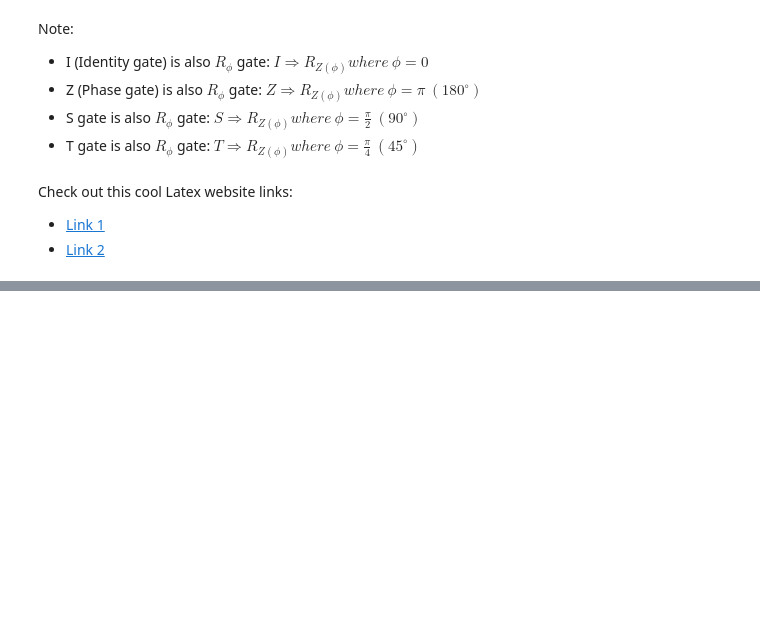
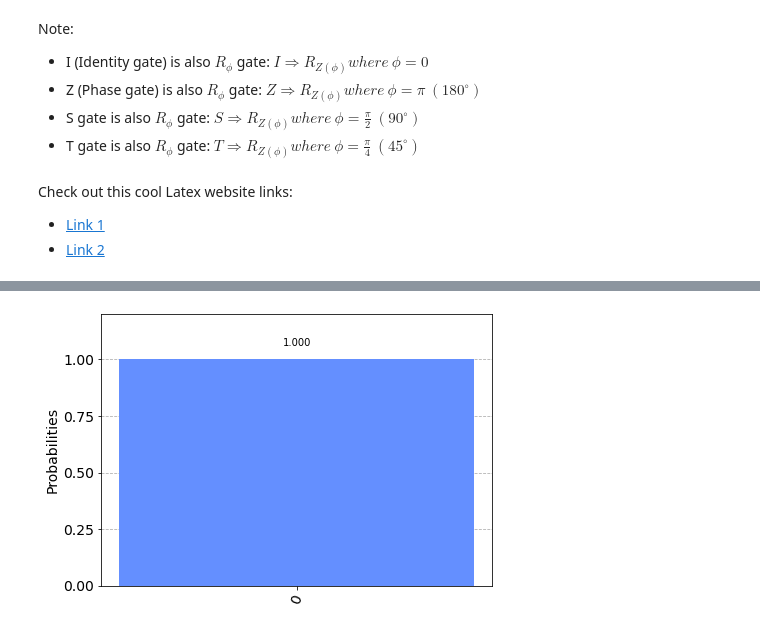
Before and after one commit to RSwarnkar/quantum-computing, a Jupyter notebook: Notebooks/09 R-phi Gate.ipynb, the cells around one changed output, grey strips where cells are left out. Cells and saved outputs as stored; diff of their text form; code cells hidden in the pictures; blank space fills up the shorter version.

```diff
--- a/Notebooks/09 R-phi Gate.ipynb
+++ b/Notebooks/09 R-phi Gate.ipynb
@@ -20,0 +46,4 @@ qc = QuantumCircuit(num_qb)
+# %%
+plot_histogram(execute(qc,backend).result().get_counts())
+# %% [output]
+[figure, added]
```
Also changed, not shown: parts of 5 cells of this notebook, 7 other files.
